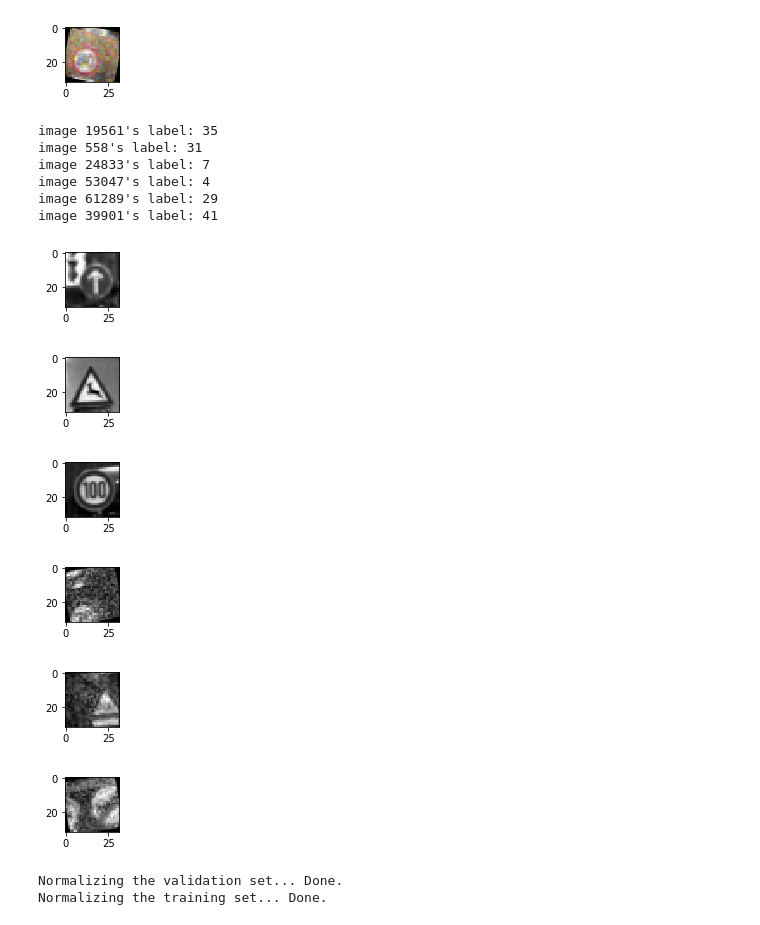
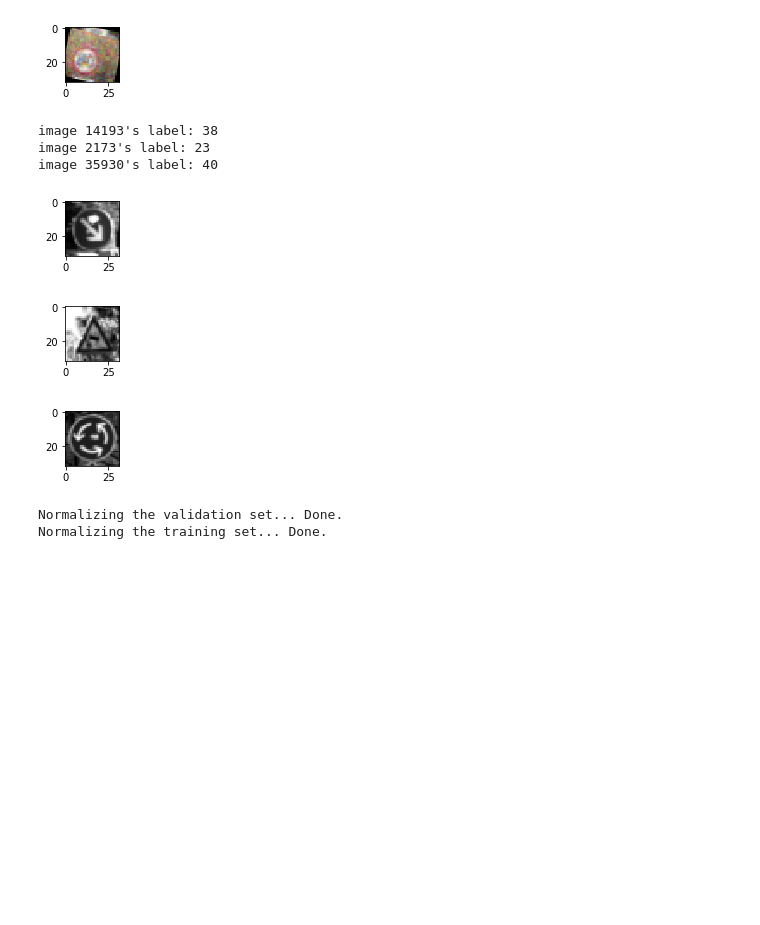
Before and after one commit to pkovarynng/CarND-Traffic-Sign-Classifier-Project, a Jupyter notebook: Traffic_Sign_Classifier.ipynb, the cells around one changed output. Cells and saved outputs as stored; diff of their text form; code cells hidden in the pictures; blank space fills up the shorter version.

```diff
--- a/Traffic_Sign_Classifier.ipynb
+++ b/Traffic_Sign_Classifier.ipynb
@@ -152,8 +152,14 @@ One image for each label in the training data set:
 [figure]
 # %%
+### This code cell can be skipped
+### I use this code cell to have a look at a number of images of a label of interest at once
+import cv2
+
+label_of_interest = 40 # 40: "Roundabout mandatory"
+
 images = []
 for xi in range(n_train):
-    if y_train[xi] == 40:
+    if y_train[xi] == label_of_interest:
         images.append(X_train[xi].squeeze())
 
 plt.figure(figsize=(20,20))
@@ -161,6 +167,5 @@ for i in range(49):
     index = random.randint(0, len(images)-1)
     image = images[index]
     plt.subplot(8, 7, i + 1)
-    plt.title('{}'.format(index))
     plt.imshow(image)
 # %% [output]
@@ -290,11 +398,11 @@ if index > 0:
 # %%
-# Augment the training set with the flipped images
-X_train = np.append(X_train, flips, axis=0)
+# Augment the training set with the generated images
+X_train = np.append(X_train, fakes, axis=0)
 
-plot_histogram(y_train, 'train label before')
-y_train = np.append(y_train, flips_y)
+plot_histogram(y_train, 'before')
+y_train = np.append(y_train, fakes_y)
 
 n_train = len(y_train)
 print('Total number of images in the training set: {}'.format(n_train))
-plot_histogram(y_train, 'train label after')
+plot_histogram(y_train, 'after')
 # %% [output]
@@ -495,50 +596,34 @@ image 90126's label: 5
 # %%
 # Convert images to grayscale
 import numpy as np
+import cv2
 
 # Function to convert the RGB data to grayscale
 def rgb2gray(X_data):
-
-    # Using RGB weights to get the grayscale images into the first channel
-    X_data[...,0] = 0.2989 * X_data[:,:,:,0] + 0.5870 * X_data[:,:,:,1] + 0.1140 * X_data[:,:,:,2]
-
-    # Slicing: only the first channel needed
-    X_data = X_data[...,:1]
-
-    return X_data
+    X_gray_data = np.zeros((X_data.shape[0], 32, 32, 1))
+    for i in range(len(X_data)):
+        image = X_data[i].squeeze()
+        X_gray_data[i,...] = np.expand_dims(cv2.cvtColor(image, cv2.COLOR_RGB2GRAY), axis=2)
+    return X_gray_data
 
 # Convert data to grayscale
 X_train = rgb2gray(X_train)
 X_valid = rgb2gray(X_valid)
 
 for i in range(3):
-    index = random.randint(0, n_train_orig)
+    index = random.randint(0, len(X_train))
     image = X_train[index].squeeze()
 
     plt.figure(figsize=(1, 1))
     plt.imshow(image, cmap='gray')
     print('image {}\'s label: {}'.format(index, y_train[index]))
-
-for i in range(3):
-    index = random.randint(n_train_orig, n_train)
-    image = X_train[index].squeeze()
-
-    plt.figure(figsize=(1, 1))
-    plt.imshow(image, cmap='gray')
-    print('image {}\'s label: {}'.format(index, y_train[index]))
 # %% [output]
-image 19561's label: 35
-image 558's label: 31
-image 24833's label: 7
-image 53047's label: 4
-image 61289's label: 29
-image 39901's label: 41
+image 14193's label: 38
+image 2173's label: 23
+image 35930's label: 40
-[figure, old version]
+[figure, new version]
-[figure, old version]
+[figure, new version]
-[figure, old version]
+[figure, new version]
-[figure, removed]
-[figure, removed]
-[figure, removed]
 # %%
 # Quick way to normalize the data
 def normalize_quick(x):
```
Also changed, not shown: parts of 12 cells of this notebook.
